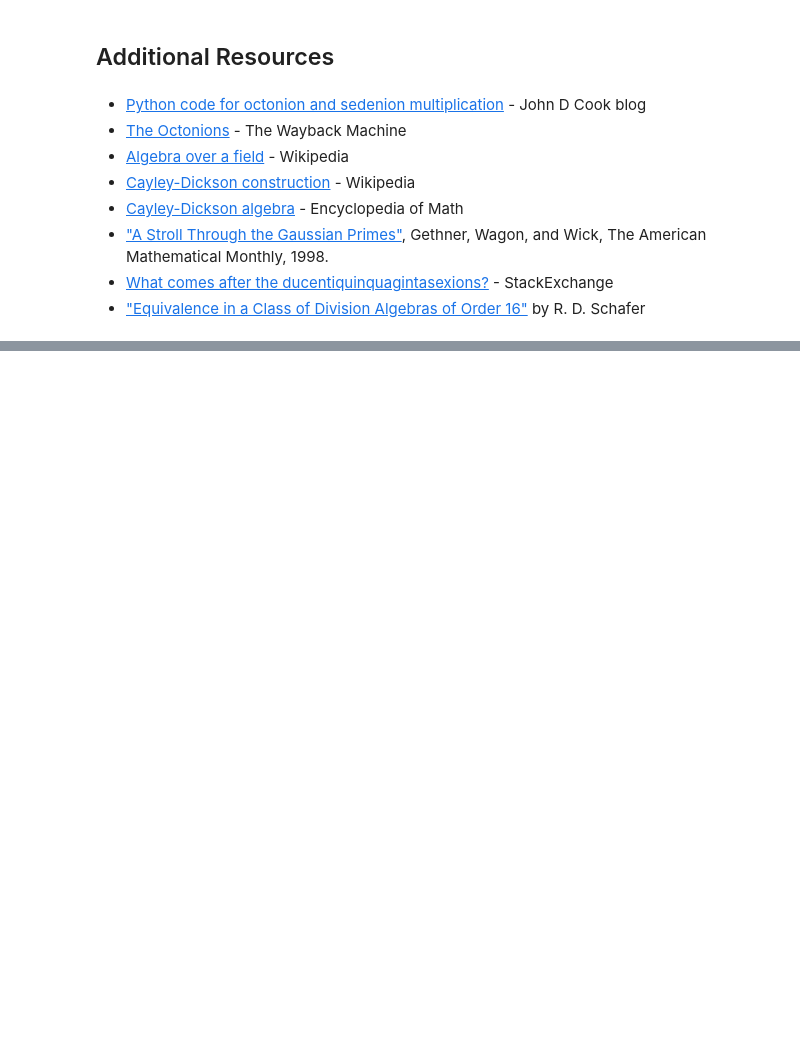
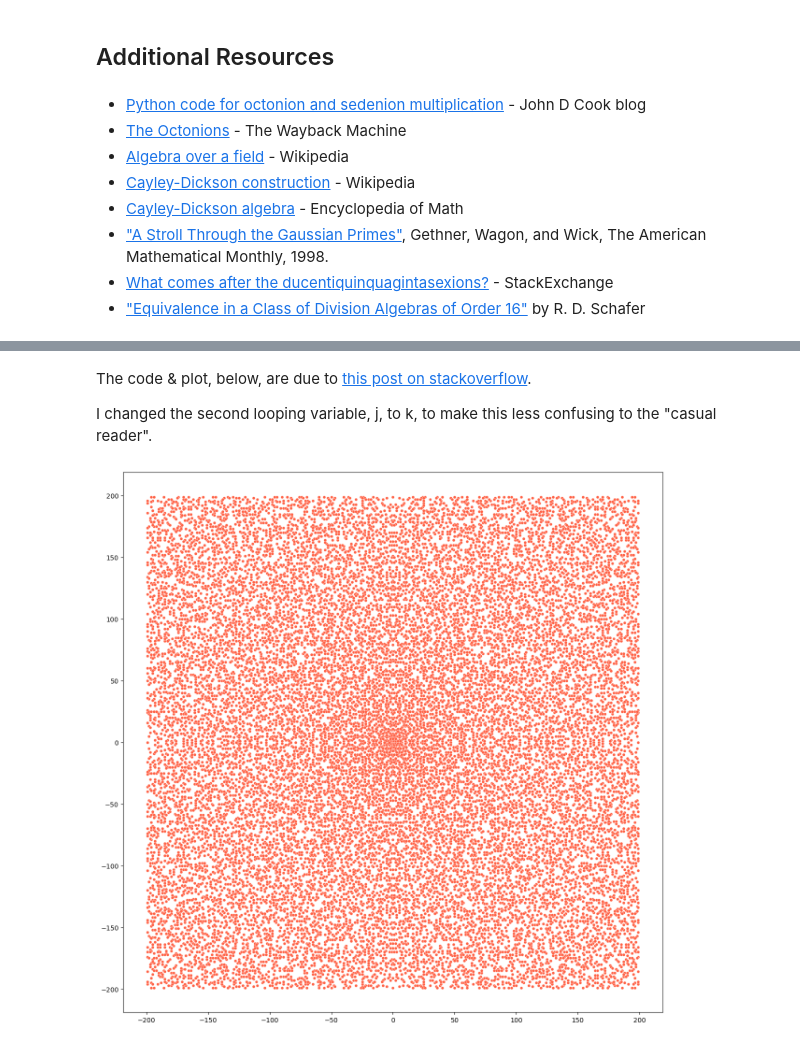
Before and after one commit to alreich/abstract_algebra, a Jupyter notebook: notebooks/cayley_dickson.ipynb, the cells around one changed output, grey strips where cells are left out. Saved outputs shown, nothing was run; the diff lists cells and outputs as text; code cells hidden in the pictures; blank space fills up the shorter version.

```diff
--- a/notebooks/cayley_dickson.ipynb
+++ b/notebooks/cayley_dickson.ipynb
@@ -198,0 +241,26 @@ Ring order is 81 > 12, so no further info calculated/printed.
+# %% [markdown]
+The code & plot, below, are due to [this post on stackoverflow](https://stackoverflow.com/questions/71641277/visualizing-gaussian-primes-and-gaussian-prime-factors-in-python).
+
+I changed the second looping variable, j, to k, to make this less confusing to the "casual reader".
+# %%
+from matplotlib import pyplot as plt
+import seaborn as sns
+import numpy as np
+from sympy.ntheory.primetest import is_gaussian_prime
+
+N = 200
+prime_set = set()
+for i in range(N):
+    for k in range(N):
+        if is_gaussian_prime(i + k * 1j):
+            prime_set.add(i + k * 1j)
+            prime_set.add(i - k * 1j)
+            prime_set.add(-i + k * 1j)
+            prime_set.add(-i - k * 1j)
+primes = np.array(list(prime_set))
+plt.figure(figsize=(15, 15))
+ax = sns.scatterplot(x=np.real(primes), y=np.imag(primes), color='tomato', s=20)
+ax.set_aspect('equal')
+plt.show()
+# %% [output]
+[figure, added]
```
Also changed, not shown: parts of 10 cells of this notebook.
